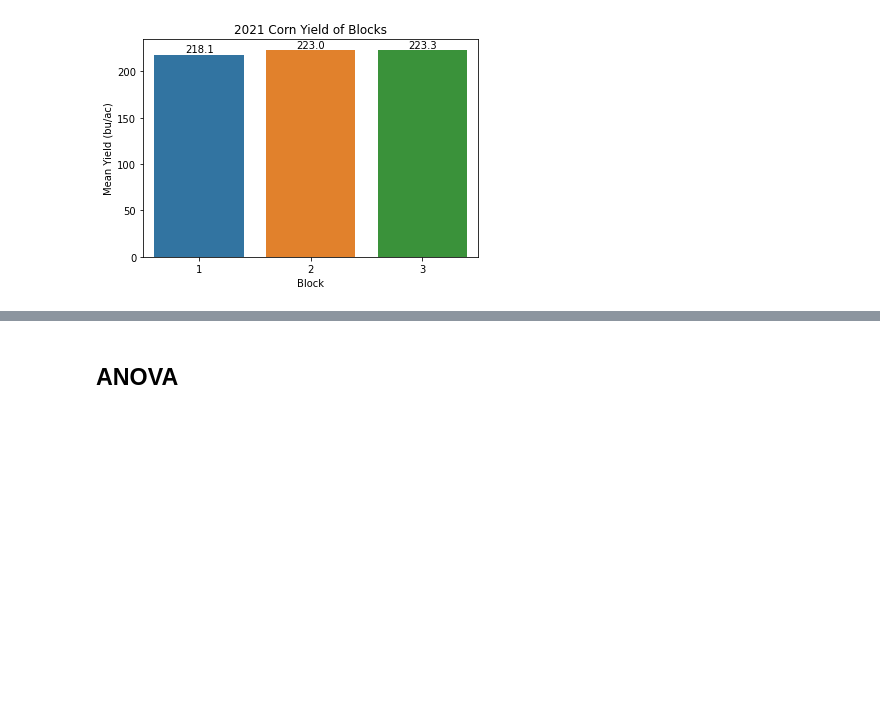
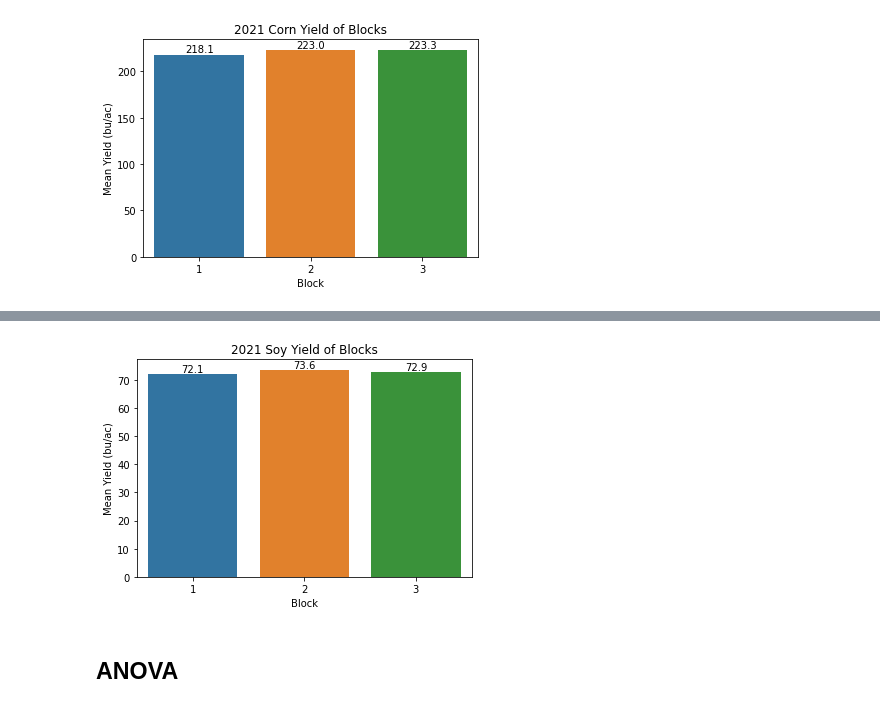
Before and after one commit to gabbymyers/516X-Project, a Jupyter notebook: _data/Yield Analysis.ipynb, the cells around one changed output, grey strips where cells are left out. Saved outputs shown, nothing was run; the diff lists cells and outputs as text; code cells hidden in the pictures; blank space fills up the shorter version.

```diff
--- a/_data/Yield Analysis.ipynb
+++ b/_data/Yield Analysis.ipynb
@@ -151,3 +183,20 @@ plt.savefig('corn_block_bar.jpg', bbox_inches='tight')
+# %%
+soy_block_means = pd.DataFrame(soy_only.groupby('Block')['Yield'].describe()['mean'])
+soy_block_means = soy_block_means.reset_index()
+
+ax = sns.barplot(x = 'Block', y = 'mean', data = soy_block_means)
+ax.set_title('2021 Soy Yield of Blocks')
+ax.set(xlabel='Block', ylabel='Mean Yield (bu/ac)')
+
+#for annotating
+for p in ax.patches:
+             ax.annotate("%.1f" % p.get_height(), (p.get_x() + p.get_width() / 2., p.get_height()),
+                 ha='center', va='center', fontsize=10, color='black', xytext=(0, 5),
+                 textcoords='offset points')
+
+plt.savefig('soy_block_bar.jpg', bbox_inches='tight')
+# %% [output]
+[figure, added]
 # %% [markdown]
 ## ANOVA
 # %%
```
Also changed, not shown: parts of 17 cells of this notebook.
